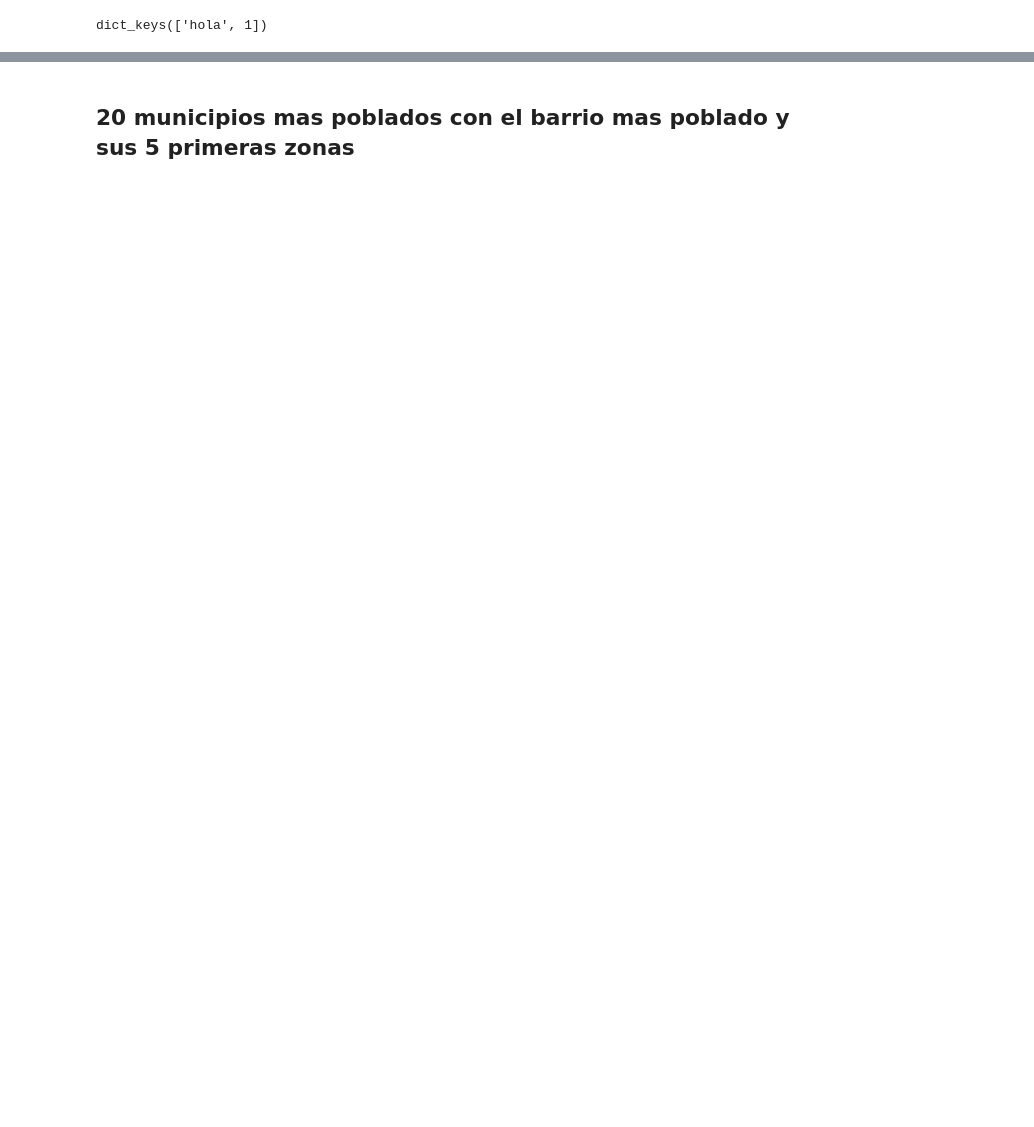
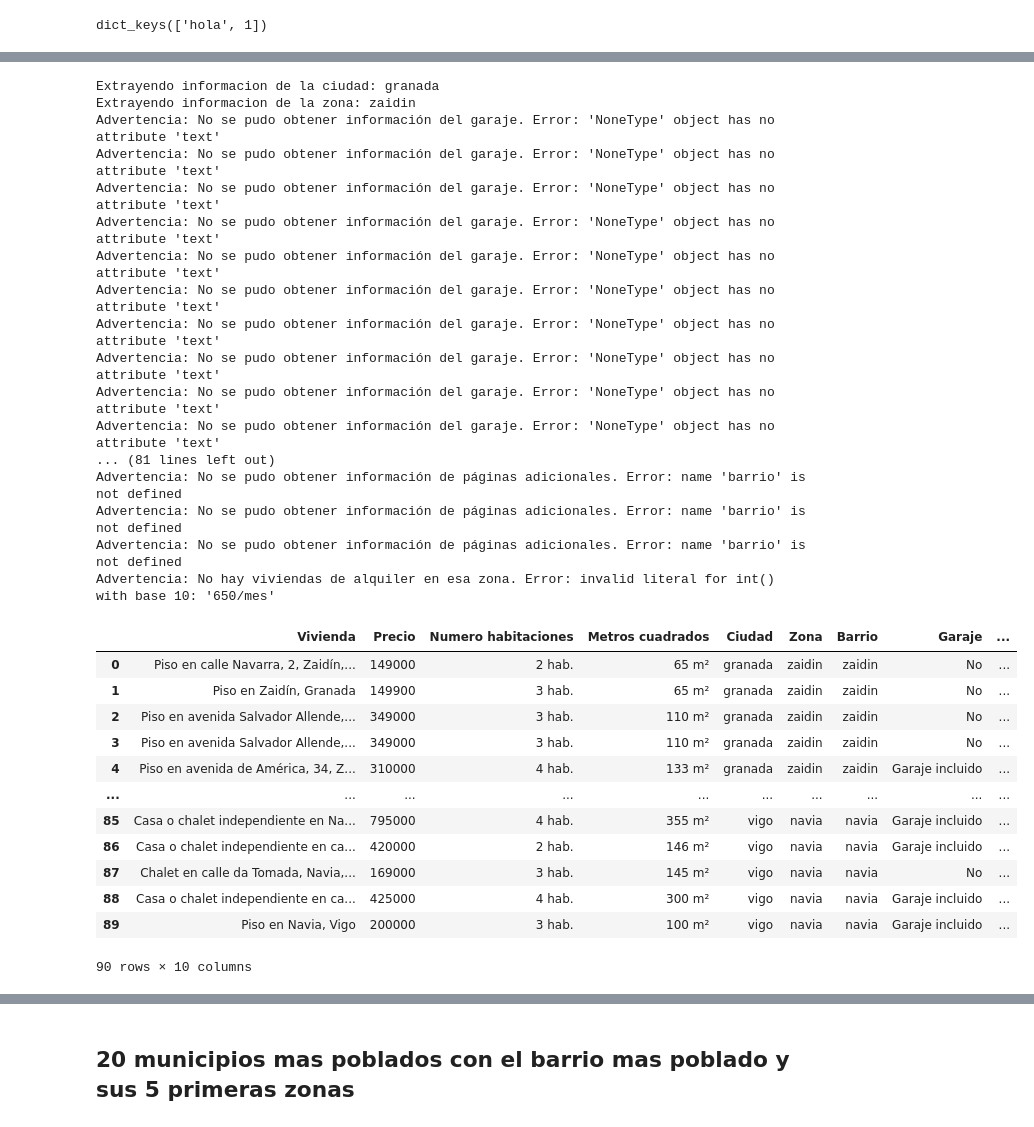
Before and after one commit to carlotagordillo2/Housing-factor, a Jupyter notebook: data/idealista.ipynb, the cells around one changed output, grey strips where cells are left out. Cells and saved outputs as stored; diff of their text form; code cells hidden in the pictures; blank space fills up the shorter version.

```diff
--- a/data/idealista.ipynb
+++ b/data/idealista.ipynb
@@ -181,40 +407,3 @@ def sacar_datos_vivienda1(anuncios_info, ciudad, zona):
     df = pd.DataFrame(lista_viv)
 
     return df
-# %%
-def df_viviendas_zonas(ciudad,zona,barrio):
-
-    # Saco la informacion a traves del url
-    soup = sacar_url (ciudad, zona, barrio)
-
-    #Saco informacion de las viviendas
-
-    anuncios_info = informacion_viviendas(soup)
-
-    # Creo el data frame
-
-    df = sacar_datos_vivienda(anuncios_info, ciudad, zona, barrio)
-
-    try:
-            # Saco la informacion a traves del url
-        soup = sacar_url_mas_paginas (ciudad, zona, barrio)
-
-        #Saco informacion de las viviendas
-
-        anuncios_info = informacion_viviendas(soup)
-
-        # Creo el data frame
-
-        df_1 = sacar_datos_vivienda(anuncios_info, ciudad, zona,barrio)
-
-        df_unido = pd.concat([df, df_1], ignore_index=True)
-
-    except Exception as e:
-        print(f"Advertencia: No se pudo obtener información de páginas adicionales. Error: {e}")
-        # Si ocurre un error, se devuelve solo el primer DataFrame
-        df_unido = df
-
-
-
-
-    return df_unido
@@ -400,6 +772,40 @@ def por_ciudades(ciudades_zonas):
     df_final = pd.concat(lista_df_total, ignore_index=True)
 
     return df_final
+# %%
+por_ciudades({"granada": ['zaidin'],  "valladolid": ['parquesol'],
+    "vigo": ['navia']})
+# %% [output]
+Extrayendo informacion de la ciudad: granada
+Extrayendo informacion de la zona: zaidin
+Advertencia: No se pudo obtener información del garaje. Error: 'NoneType' object has no attribute 'text'
+Advertencia: No se pudo obtener información del garaje. Error: 'NoneType' object has no attribute 'text'
+Advertencia: No se pudo obtener información del garaje. Error: 'NoneType' object has no attribute 'text'
+Advertencia: No se pudo obtener información del garaje. Error: 'NoneType' object has no attribute 'text'
+Advertencia: No se pudo obtener información del garaje. Error: 'NoneType' object has no attribute 'text'
+Advertencia: No se pudo obtener información del garaje. Error: 'NoneType' object has no attribute 'text'
+Advertencia: No se pudo obtener información del garaje. Error: 'NoneType' object has no attribute 'text'
+Advertencia: No se pudo obtener información del garaje. Error: 'NoneType' object has no attribute 'text'
+Advertencia: No se pudo obtener información del garaje. Error: 'NoneType' object has no attribute 'text'
+Advertencia: No se pudo obtener información del garaje. Error: 'NoneType' object has no attribute 'text'
+... (81 lines left out)
+Advertencia: No se pudo obtener información de páginas adicionales. Error: name 'barrio' is not defined
+Advertencia: No se pudo obtener información de páginas adicionales. Error: name 'barrio' is not defined
+Advertencia: No se pudo obtener información de páginas adicionales. Error: name 'barrio' is not defined
+Advertencia: No hay viviendas de alquiler en esa zona. Error: invalid literal for int() with base 10: '650/mes'
+|  | Vivienda | Precio | Numero habitaciones | Metros cuadrados | Ciudad | Zona | Barrio | Garaje | ... |
+| 0 | Piso en calle Navarra, 2, Zaidín,... | 149000 | 2 hab. | 65 m² | granada | zaidin | zaidin | No | ... |
+| 1 | Piso en Zaidín, Granada | 149900 | 3 hab. | 65 m² | granada | zaidin | zaidin | No | ... |
+| 2 | Piso en avenida Salvador Allende,... | 349000 | 3 hab. | 110 m² | granada | zaidin | zaidin | No | ... |
+| 3 | Piso en avenida Salvador Allende,... | 349000 | 3 hab. | 110 m² | granada | zaidin | zaidin | No | ... |
+| 4 | Piso en avenida de América, 34, Z... | 310000 | 4 hab. | 133 m² | granada | zaidin | zaidin | Garaje incluido | ... |
+| ... | ... | ... | ... | ... | ... | ... | ... | ... | ... |
+| 85 | Casa o chalet independiente en Na... | 795000 | 4 hab. | 355 m² | vigo | navia | navia | Garaje incluido | ... |
+| 86 | Casa o chalet independiente en ca... | 420000 | 2 hab. | 146 m² | vigo | navia | navia | Garaje incluido | ... |
+| 87 | Chalet en calle da Tomada, Navia,... | 169000 | 3 hab. | 145 m² | vigo | navia | navia | No | ... |
+| 88 | Casa o chalet independiente en ca... | 425000 | 4 hab. | 300 m² | vigo | navia | navia | Garaje incluido | ... |
+| 89 | Piso en Navia, Vigo | 200000 | 3 hab. | 100 m² | vigo | navia | navia | Garaje incluido | ... |
+90 rows × 10 columns
 # %%
 ciudades_zonas = {'sevilla': {
     'centro': ['arenal-museo-tetuan', 'alameda'],
```
Also changed, not shown: parts of 32 cells of this notebook, 2 other files.
